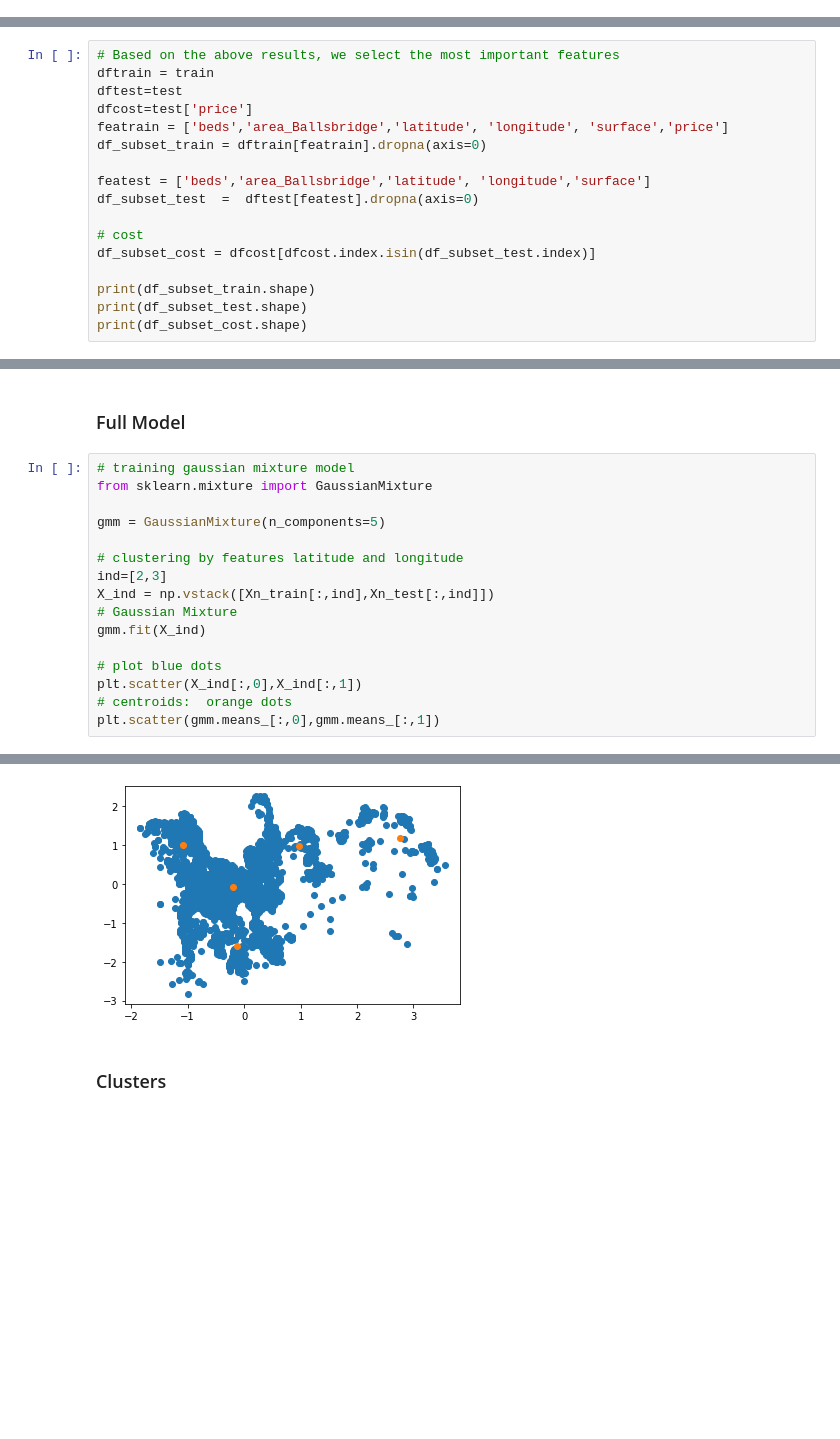
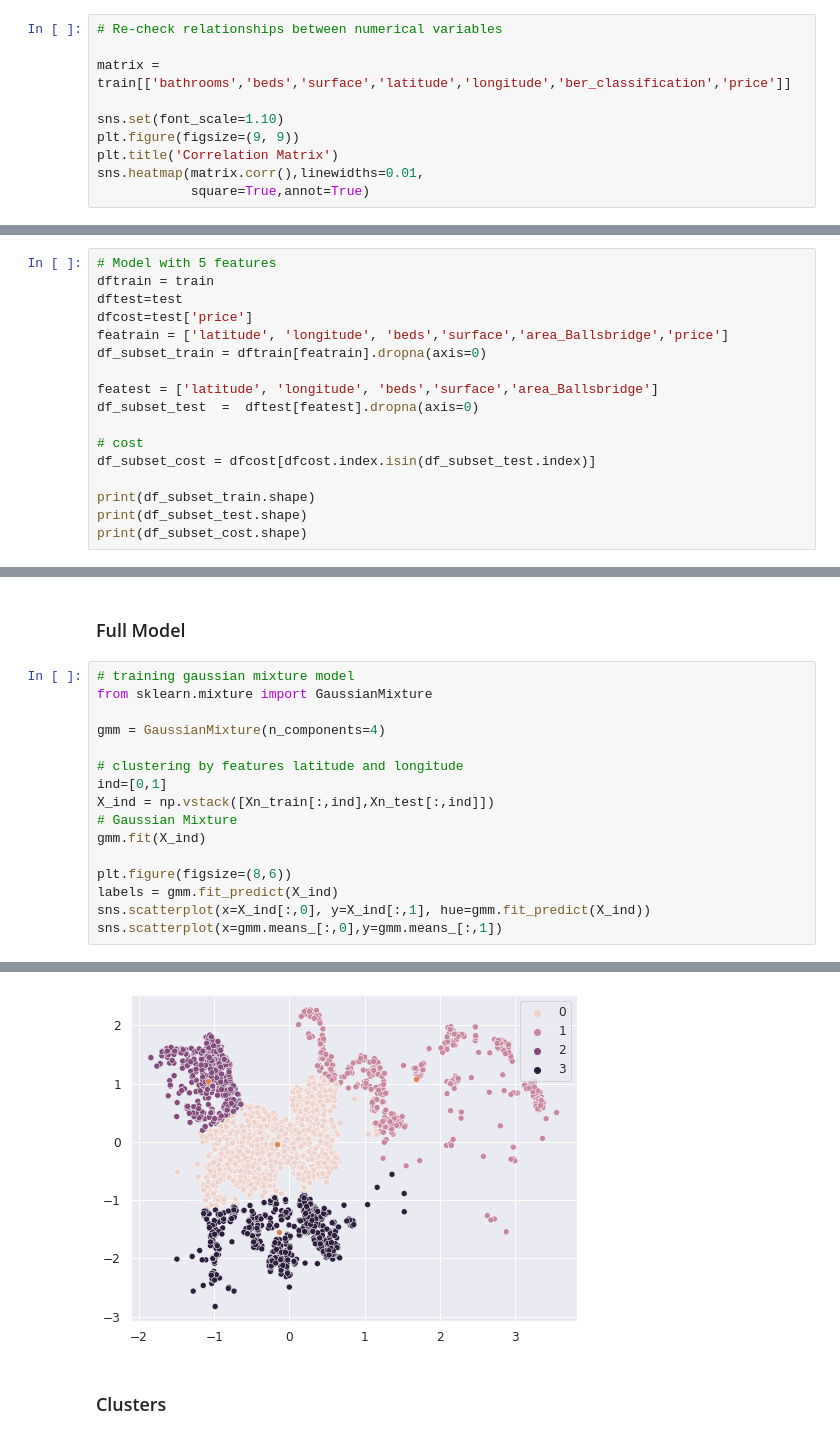
Before and after one commit to carlos20160984/ET5003_SEM1_2021-2, a Jupyter notebook: ET5003_Etivity2_Draft_Carlos_Santiago.ipynb, the cells around one changed output, grey strips where cells are left out. Cells and saved outputs as stored; diff of their text form; blank space fills up the shorter version.

```diff
--- a/ET5003_Etivity2_Draft_Carlos_Santiago.ipynb
+++ b/ET5003_Etivity2_Draft_Carlos_Santiago.ipynb
@@ -500,0 +489,10 @@ Shape of testing set (565,)
+# %%
+# Re-check relationships between numerical variables
+
+matrix = train[['bathrooms','beds','surface','latitude','longitude','ber_classification','price']]
+
+sns.set(font_scale=1.10)
+plt.figure(figsize=(9, 9))
+plt.title('Correlation Matrix')
+sns.heatmap(matrix.corr(),linewidths=0.01,
+            square=True,annot=True)
@@ -559,12 +569,12 @@ Interesting to see that latutude and longitude combined are very powerful for de
 # %%
-# Based on the above results, we select the most important features
+# Model with 5 features
 dftrain = train
 dftest=test
 dfcost=test['price']
-featrain = ['beds','area_Ballsbridge','latitude', 'longitude', 'surface','price']
+featrain = ['latitude', 'longitude', 'beds','surface','area_Ballsbridge','price']
 df_subset_train = dftrain[featrain].dropna(axis=0)
 
-featest = ['beds','area_Ballsbridge','latitude', 'longitude','surface']
+featest = ['latitude', 'longitude', 'beds','surface','area_Ballsbridge']
 df_subset_test  =  dftest[featest].dropna(axis=0)
 
 # cost
@@ -678,16 +673,16 @@ The left column consists of a smoothed histogram (using kernel density estimatio
 # training gaussian mixture model
 from sklearn.mixture import GaussianMixture
 
-gmm = GaussianMixture(n_components=5)
+gmm = GaussianMixture(n_components=4)
 
 # clustering by features latitude and longitude
-ind=[2,3]
+ind=[0,1]
 X_ind = np.vstack([Xn_train[:,ind],Xn_test[:,ind]])
 # Gaussian Mixture
 gmm.fit(X_ind)
 
-# plot blue dots
-plt.scatter(X_ind[:,0],X_ind[:,1])
-# centroids:  orange dots
-plt.scatter(gmm.means_[:,0],gmm.means_[:,1])
+plt.figure(figsize=(8,6))
+labels = gmm.fit_predict(X_ind)
+sns.scatterplot(x=X_ind[:,0], y=X_ind[:,1], hue=gmm.fit_predict(X_ind))
+sns.scatterplot(x=gmm.means_[:,0],y=gmm.means_[:,1])
 # %% [output]
@@ -695,4 +690,4 @@ plt.scatter(gmm.means_[:,0],gmm.means_[:,1])
-[figure, old version]
+[figure, new version]
 # %% [markdown]
 ### Clusters
 # %%
```
Also changed, not shown: parts of 43 cells of this notebook.
